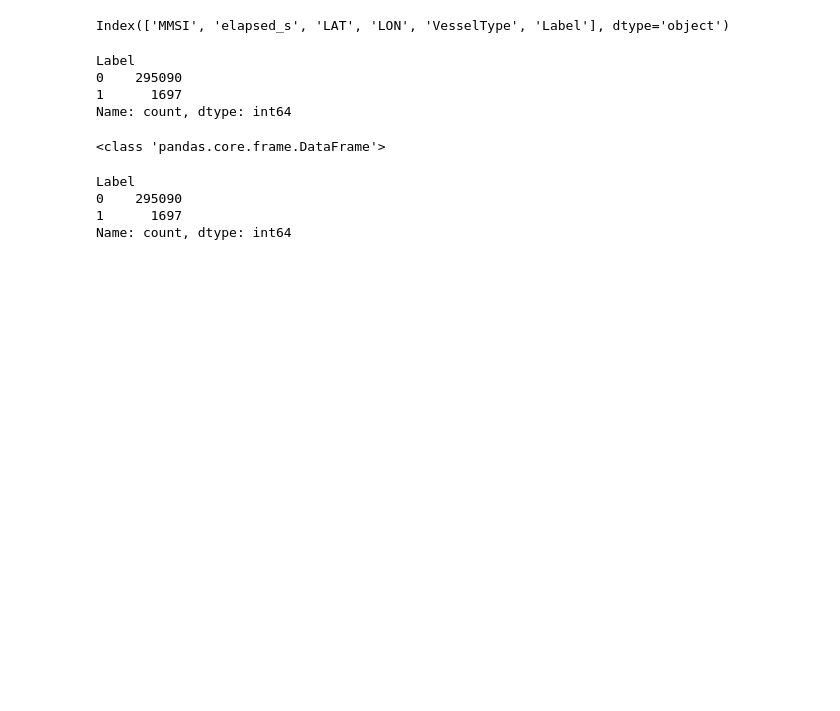
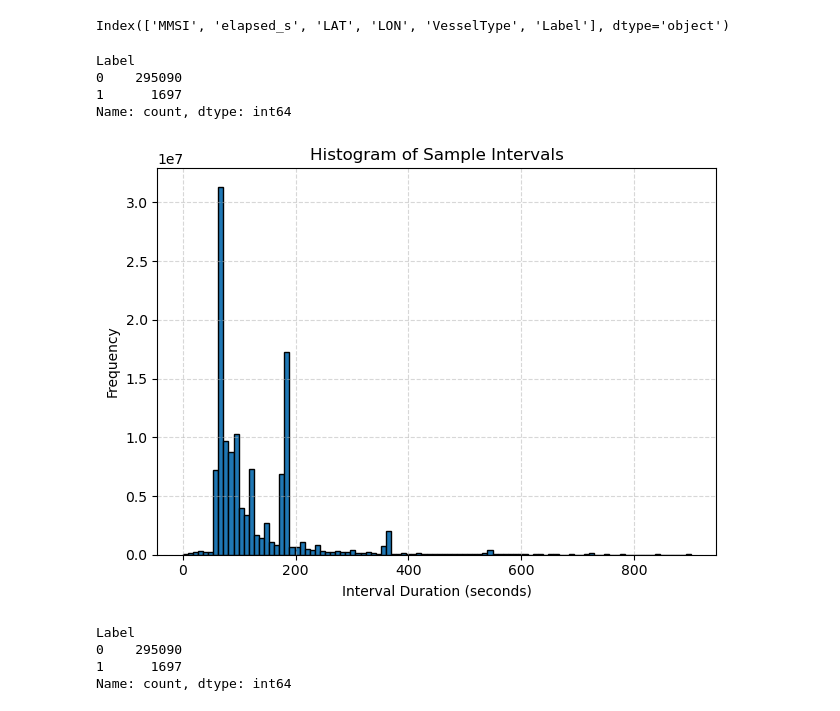
Before and after one commit to ankurnath/RecFishing, a Jupyter notebook: data_exploration.ipynb, the cells around one changed output. Drawn from its saved outputs; the diff is of its cells as text; code cells hidden in the pictures; blank space fills up the shorter version.

```diff
--- a/data_exploration.ipynb
+++ b/data_exploration.ipynb
@@ -40,10 +46,30 @@ def sort_row(row):
 
 # apply and overwrite in one go
 trajectories_df[['elapsed_s','LAT','LON']] = trajectories_df.apply(sort_row, axis=1)
-# %%
-print(type(trajectories_df))
-# %% [output]
-<class 'pandas.core.frame.DataFrame'>
+# %%
+# Step 1: Flatten all sample intervals from all trajectories
+all_intervals = []
+
+for elapsed in trajectories_df['elapsed_s']:
+    elapsed = np.array(elapsed)
+    if len(elapsed) > 1:
+        # intervals = np.diff(np.sort(elapsed))  # ensure time is sorted
+        intervals = np.diff(elapsed)
+        valid_intervals = intervals[(intervals <= 900)]  # filter
+        all_intervals.extend(valid_intervals)
+        # all_intervals.extend(intervals)
+all_intervals = np.array(all_intervals)
+import matplotlib.pyplot as plt
+plt.figure()
+plt.hist(all_intervals, bins=100, edgecolor='black')
+plt.title("Histogram of Sample Intervals")
+plt.xlabel("Interval Duration (seconds)")
+plt.ylabel("Frequency")
+plt.grid(True, linestyle='--', alpha=0.5)
+plt.tight_layout()
+plt.show()
+# %% [output]
+[figure, added]
 # %%
 import numpy as np
 import pandas as pd
```
Also changed, not shown: parts of 33 cells of this notebook.
